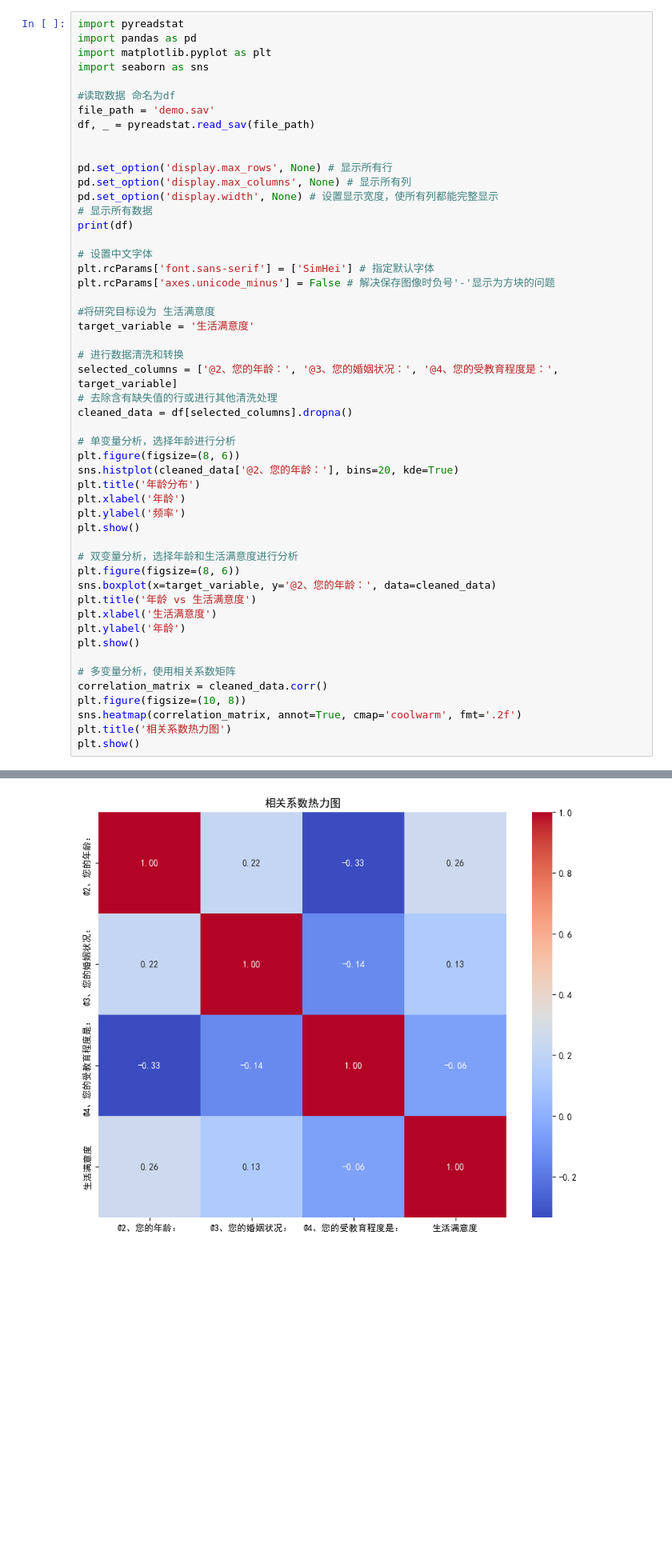
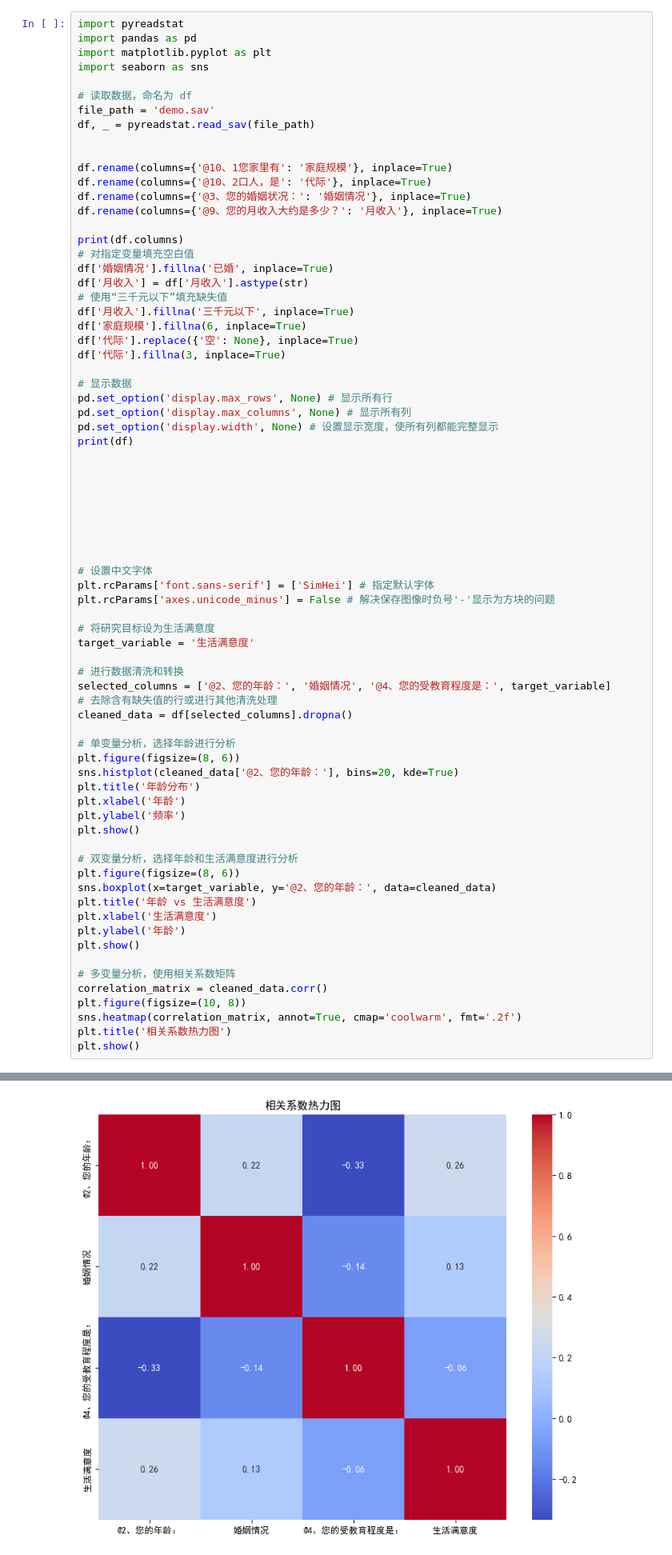
Before and after one commit to zbnxhghg/zbnxhghg, a Jupyter notebook: 18-期末作业.ipynb, the cells around one changed output, grey strips where cells are left out. Shown: that part at 80% size. Saved outputs shown, nothing was run; the diff lists cells and outputs as text; blank space fills up the shorter version.

```diff
--- a/18-期末作业.ipynb
+++ b/18-期末作业.ipynb
@@ -4,26 +4,48 @@ import pandas as pd
 import matplotlib.pyplot as plt
 import seaborn as sns
 
-#读取数据 命名为df
+# 读取数据，命名为 df
 file_path = 'demo.sav'
 df, _ = pyreadstat.read_sav(file_path)
 
 
+df.rename(columns={'@10、1您家里有': '家庭规模'}, inplace=True)
+df.rename(columns={'@10、2口人，是': '代际'}, inplace=True)
+df.rename(columns={'@3、您的婚姻状况：': '婚姻情况'}, inplace=True)
+df.rename(columns={'@9、您的月收入大约是多少？': '月收入'}, inplace=True)
+
+print(df.columns)
+# 对指定变量填充空白值
+df['婚姻情况'].fillna('已婚', inplace=True)
+df['月收入'] = df['月收入'].astype(str)
+# 使用“三千元以下”填充缺失值
+df['月收入'].fillna('三千元以下', inplace=True)
+df['家庭规模'].fillna(6, inplace=True)
+df['代际'].replace({'空': None}, inplace=True)
+df['代际'].fillna(3, inplace=True)
+
+# 显示数据
 pd.set_option('display.max_rows', None) # 显示所有行
 pd.set_option('display.max_columns', None) # 显示所有列
 pd.set_option('display.width', None) # 设置显示宽度，使所有列都能完整显示
-# 显示所有数据
 print(df)
+
+
+
+
+
+
+
 
 # 设置中文字体
 plt.rcParams['font.sans-serif'] = ['SimHei'] # 指定默认字体
 plt.rcParams['axes.unicode_minus'] = False # 解决保存图像时负号'-'显示为方块的问题
 
-#将研究目标设为 生活满意度
+# 将研究目标设为生活满意度
 target_variable = '生活满意度'
 
 # 进行数据清洗和转换
-selected_columns = ['@2、您的年龄：', '@3、您的婚姻状况：', '@4、您的受教育程度是：', target_variable]
+selected_columns = ['@2、您的年龄：', '婚姻情况', '@4、您的受教育程度是：', target_variable]
 # 去除含有缺失值的行或进行其他清洗处理
 cleaned_data = df[selected_columns].dropna()
 
@@ -70,3 +92,3 @@ plt.show()
 [figure]
 [figure]
-[figure, old version]
+[figure, new version]
```
Also changed, not shown: parts of 1 cell of this notebook, 2 other files.
